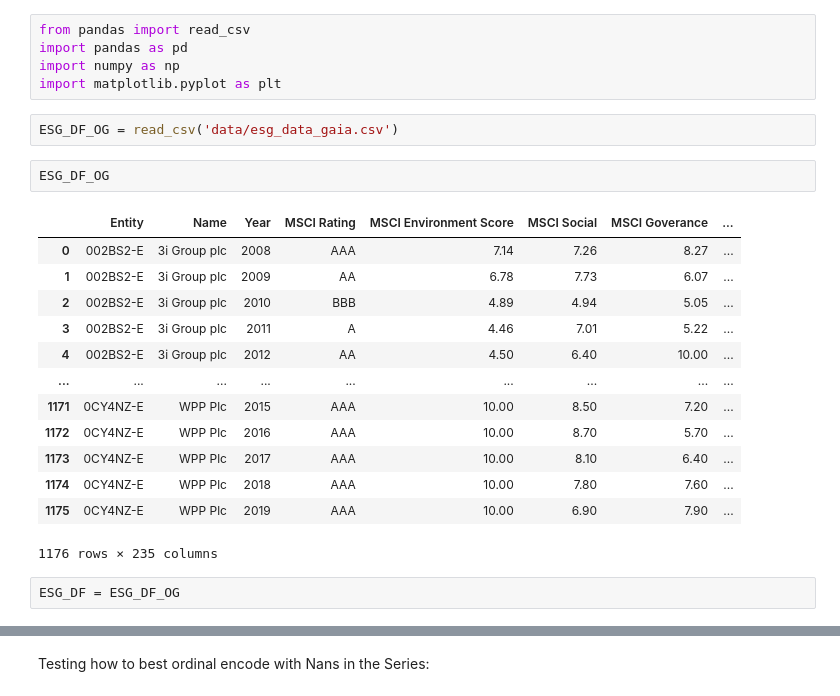
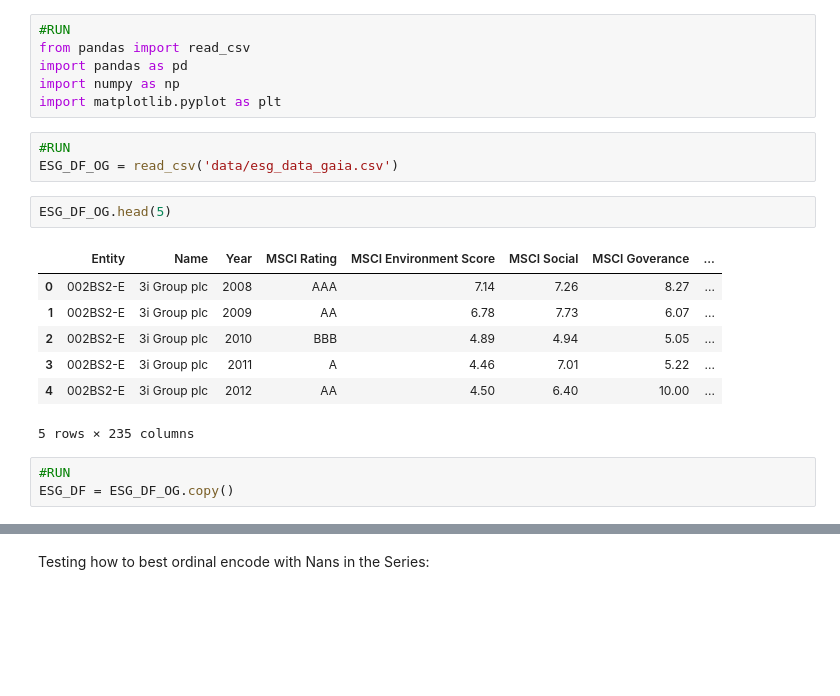
Before and after one commit to awright101/thesis_work_gaialens, a Jupyter notebook: esg_Ftse100_2009-2019_preproc.ipynb, the cells around one changed output, grey strips where cells are left out. Cells and saved outputs as stored; diff of their text form; blank space fills up the shorter version.

```diff
--- a/esg_Ftse100_2009-2019_preproc.ipynb
+++ b/esg_Ftse100_2009-2019_preproc.ipynb
@@ -1,27 +1,24 @@
 # %%
+#RUN
 from pandas import read_csv
 import pandas as pd
 import numpy as np
 import matplotlib.pyplot as plt
 # %%
+#RUN
 ESG_DF_OG = read_csv('data/esg_data_gaia.csv')
 # %%
-ESG_DF_OG
+ESG_DF_OG.head(5)
 # %% [output]
 |  | Entity | Name | Year | MSCI Rating | MSCI Environment Score | MSCI Social | MSCI Goverance | ... |
 | 0 | 002BS2-E | 3i Group plc | 2008 | AAA | 7.14 | 7.26 | 8.27 | ... |
 | 1 | 002BS2-E | 3i Group plc | 2009 | AA | 6.78 | 7.73 | 6.07 | ... |
 | 2 | 002BS2-E | 3i Group plc | 2010 | BBB | 4.89 | 4.94 | 5.05 | ... |
 | 3 | 002BS2-E | 3i Group plc | 2011 | A | 4.46 | 7.01 | 5.22 | ... |
 | 4 | 002BS2-E | 3i Group plc | 2012 | AA | 4.50 | 6.40 | 10.00 | ... |
-| ... | ... | ... | ... | ... | ... | ... | ... | ... |
-| 1171 | 0CY4NZ-E | WPP Plc | 2015 | AAA | 10.00 | 8.50 | 7.20 | ... |
-| 1172 | 0CY4NZ-E | WPP Plc | 2016 | AAA | 10.00 | 8.70 | 5.70 | ... |
-| 1173 | 0CY4NZ-E | WPP Plc | 2017 | AAA | 10.00 | 8.10 | 6.40 | ... |
-| 1174 | 0CY4NZ-E | WPP Plc | 2018 | AAA | 10.00 | 7.80 | 7.60 | ... |
-| 1175 | 0CY4NZ-E | WPP Plc | 2019 | AAA | 10.00 | 6.90 | 7.90 | ... |
-1176 rows × 235 columns
+5 rows × 235 columns
 # %%
-ESG_DF = ESG_DF_OG
+#RUN
+ESG_DF = ESG_DF_OG.copy()
 # %%
 [cols  for cols in ESG_DF.columns]
```
Also changed, not shown: parts of 33 cells of this notebook, 3 other files.
